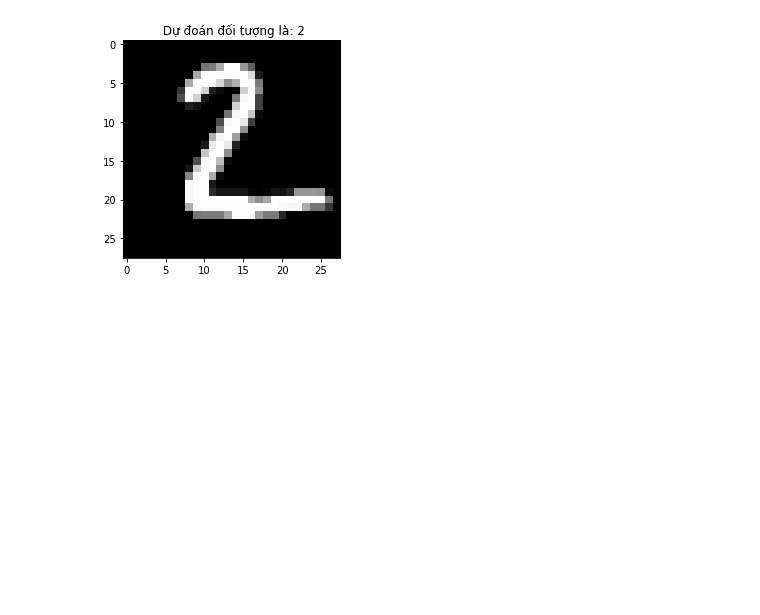
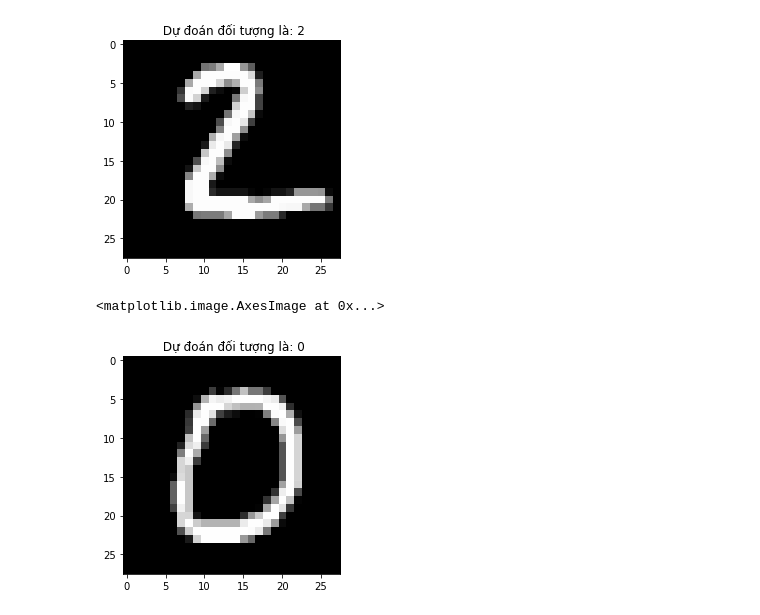
Before and after one commit to QuangLe102/AI, a Jupyter notebook: CNN_MNIST.ipynb, the cells around one changed output. Drawn from its saved outputs; the diff is of its cells as text; code cells hidden in the pictures; blank space fills up the shorter version.

```diff
--- a/CNN_MNIST.ipynb
+++ b/CNN_MNIST.ipynb
@@ -130,3 +130,10 @@ plt.imshow(x_pre[test], cmap=plt.get_cmap('gray'))
 # %% [output]
 <matplotlib.image.AxesImage at 0x...>
 [figure]
+# %%
+test = 10
+plt.title(" Dự đoán đối tượng là: " + Label[np.argmax(model.predict(x_pre[test].reshape(-1,28,28,1)))])
+plt.imshow(x_pre[test], cmap=plt.get_cmap('gray'))
+# %% [output]
+<matplotlib.image.AxesImage at 0x...>
+[figure, added]
```
